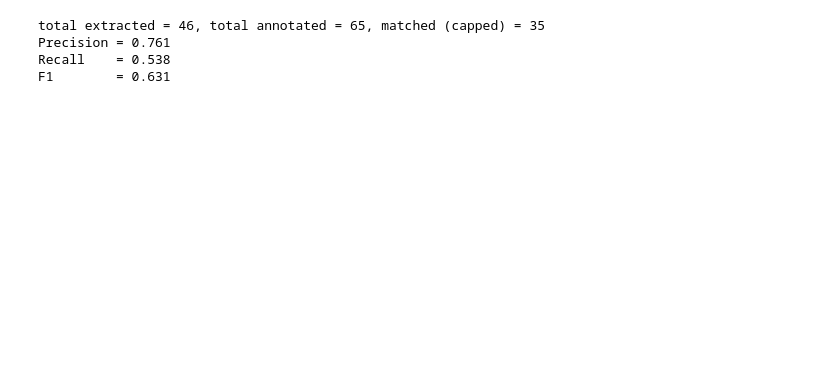
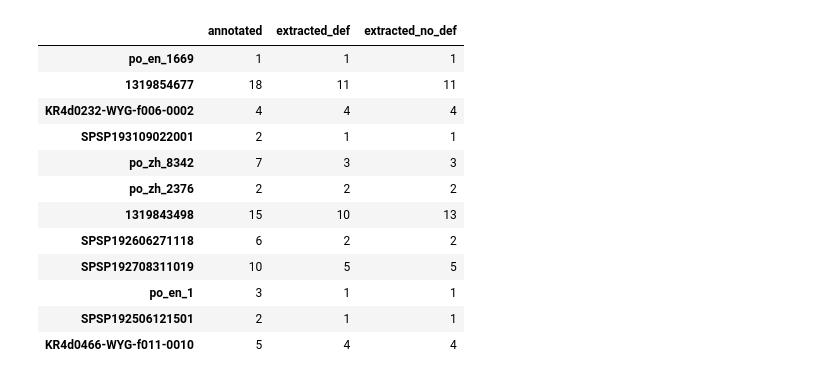
Before and after one commit to Bizais-Lillig/distimellm, a Jupyter notebook: LLMs/OpenRouter_Paris_Extract.ipynb, the cells around one changed output. Saved outputs shown, nothing was run; the diff lists cells and outputs as text; code cells hidden in the pictures; blank space fills up the shorter version.

```diff
--- a/LLMs/OpenRouter_Paris_Extract.ipynb
+++ b/LLMs/OpenRouter_Paris_Extract.ipynb
@@ -272,22 +221,34 @@ matrix_conf4 = pd.DataFrame(lines, columns = columns)
+# %%
+df
+# %% [output]
+|  | annotated | extracted_def | extracted_no_def |
+| po_en_1669 | 1 | 1 | 1 |
+| 1319854677 | 18 | 11 | 11 |
+| KR4d0232-WYG-f006-0002 | 4 | 4 | 4 |
+| SPSP193109022001 | 2 | 1 | 1 |
+| po_zh_8342 | 7 | 3 | 3 |
+| po_zh_2376 | 2 | 2 | 2 |
+| 1319843498 | 15 | 10 | 13 |
+| SPSP192606271118 | 6 | 2 | 2 |
+| SPSP192708311019 | 10 | 5 | 5 |
+| po_en_1 | 3 | 1 | 1 |
+| SPSP192506121501 | 2 | 1 | 1 |
+| KR4d0466-WYG-f011-0010 | 5 | 4 | 4 |
 # %%
-matrix_conf["matched"] = matrix_conf[["extracted", "annotated"]].min(axis=1)
-matrix_conf["over_extracted"] = matrix_conf["extracted"] - matrix_conf["matched"]
-matrix_conf["under_extracted"] = matrix_conf["annotated"] - matrix_conf["matched"]
+def metrics(matrix_conf, col_annot, col_extract):
+    matrix_conf["matched"] = matrix_conf[[col_extract, col_annot]].min(axis=1)
+    matrix_conf["over_extracted"] = matrix_conf[col_extract] - matrix_conf["matched"]
+    matrix_conf["under_extracted"] = matrix_conf[col_annot] - matrix_conf["matched"]
 
-matched = matrix_conf["matched"].sum()
-total_extracted = matrix_conf["extracted"].sum()
-total_annotated = matrix_conf["annotated"].sum()
+    matched = matrix_conf["matched"].sum()
+    total_extracted = matrix_conf[col_extract].sum()
+    total_annotated = matrix_conf[col_annot].sum()
 
-precision = matched / total_extracted if total_extracted else float("nan")
-recall = matched / total_annotated if total_annotated else float("nan")
-f1 = 2 * precision * recall / (precision + recall) if (precision + recall) else float("nan")
+    precision = matched / total_extracted if total_extracted else float("nan")
+    recall = matched / total_annotated if total_annotated else float("nan")
+    f1 = 2 * precision * recall / (precision + recall) if (precision + recall) else float("nan")
 
-print(f"total extracted = {total_extracted}, total annotated = {total_annotated}, matched (capped) = {matched}")
-print(f"Precision = {precision:.3f}")
-print(f"Recall    = {recall:.3f}")
-print(f"F1        = {f1:.3f}")
+    print(f"total extracted = {total_extracted}, total annotated = {total_annotated}, matched (capped) = {matched}")
+    print(f"Precision = {precision:.3f}")
+    print(f"Recall    = {recall:.3f}")
+    print(f"F1        = {f1:.3f}")
-# %% [output]
-total extracted = 46, total annotated = 65, matched (capped) = 35
-Precision = 0.761
-Recall    = 0.538
-F1        = 0.631
```
Also changed, not shown: parts of 53 cells of this notebook, 12 other files.
